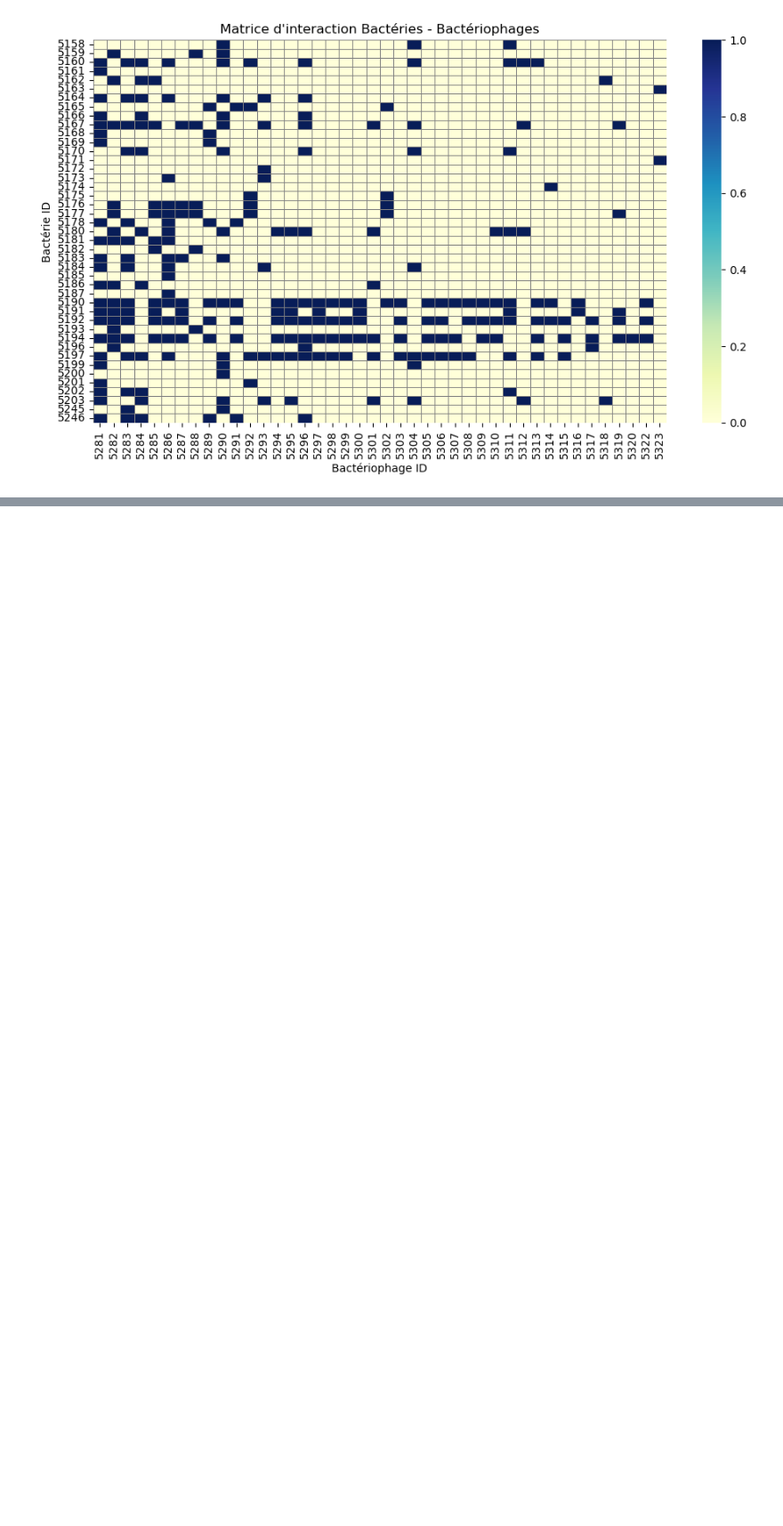
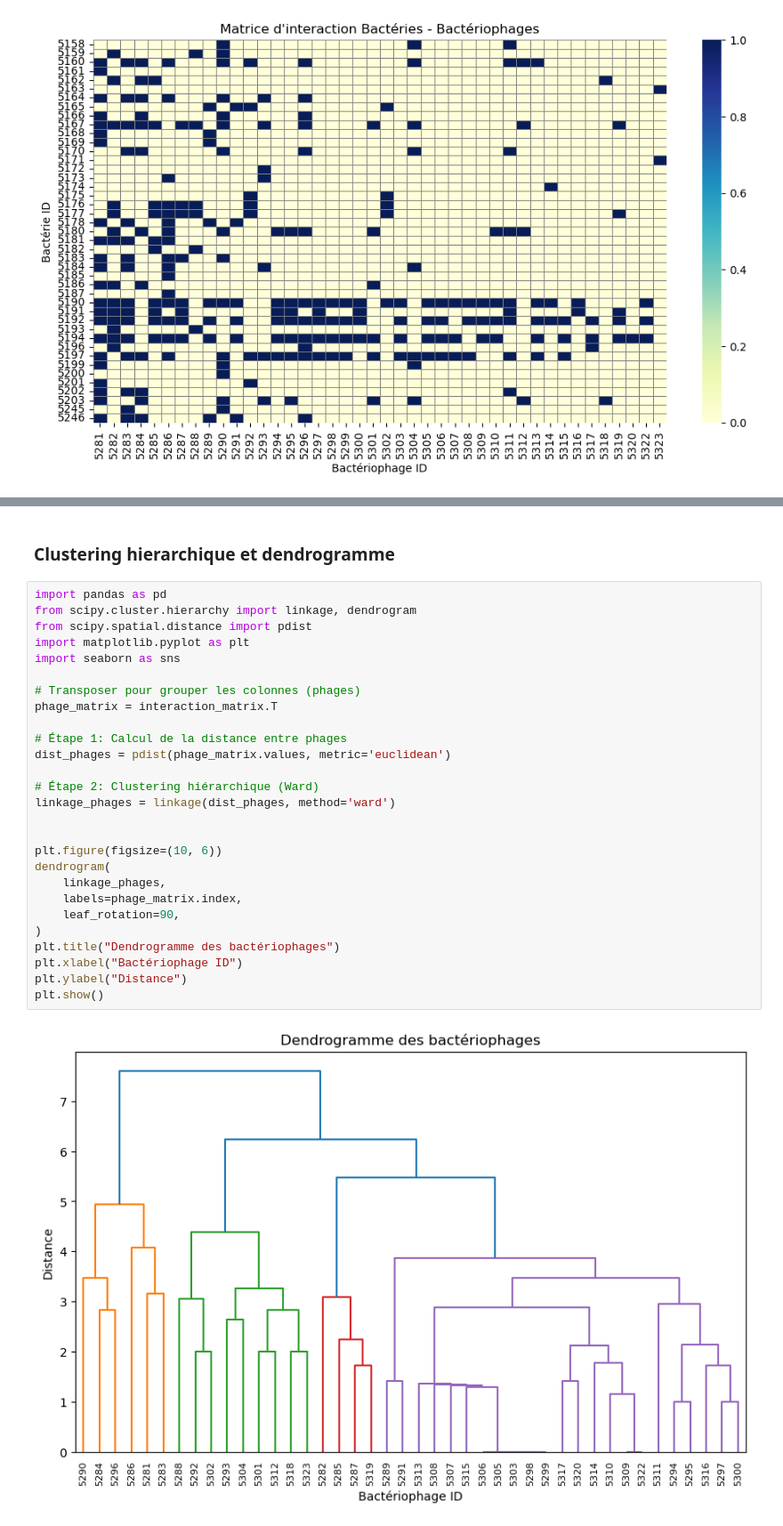
Before and after one commit to RemiAncay/bbc-miniproj, a Jupyter notebook: MiniProjet.ipynb, the cells around one changed output, grey strips where cells are left out. Shown at 89% size. Drawn from its saved outputs; the diff is of its cells as text; blank space fills up the shorter version.

```diff
--- a/MiniProjet.ipynb
+++ b/MiniProjet.ipynb
@@ -83,0 +85,31 @@ plt.show()
+# %% [markdown]
+### Clustering hierarchique et dendrogramme
+# %%
+import pandas as pd
+from scipy.cluster.hierarchy import linkage, dendrogram
+from scipy.spatial.distance import pdist
+import matplotlib.pyplot as plt
+import seaborn as sns
+
+# Transposer pour grouper les colonnes (phages)
+phage_matrix = interaction_matrix.T
+
+# Étape 1: Calcul de la distance entre phages
+dist_phages = pdist(phage_matrix.values, metric='euclidean')
+
+# Étape 2: Clustering hiérarchique (Ward)
+linkage_phages = linkage(dist_phages, method='ward')
+
+
+plt.figure(figsize=(10, 6))
+dendrogram(
+    linkage_phages,
+    labels=phage_matrix.index,
+    leaf_rotation=90,
+)
+plt.title("Dendrogramme des bactériophages")
+plt.xlabel("Bactériophage ID")
+plt.ylabel("Distance")
+plt.show()
+# %% [output]
+[figure, added]
```
Also changed, not shown: parts of 18 cells of this notebook, 44 other files.
